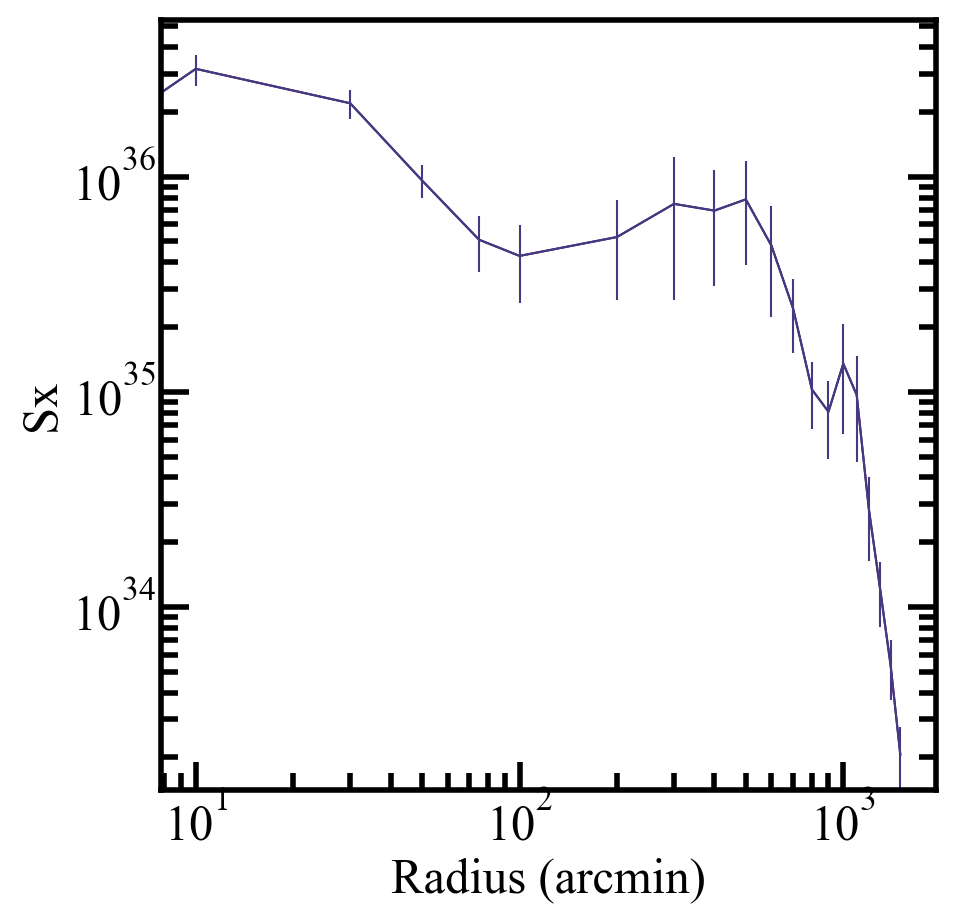
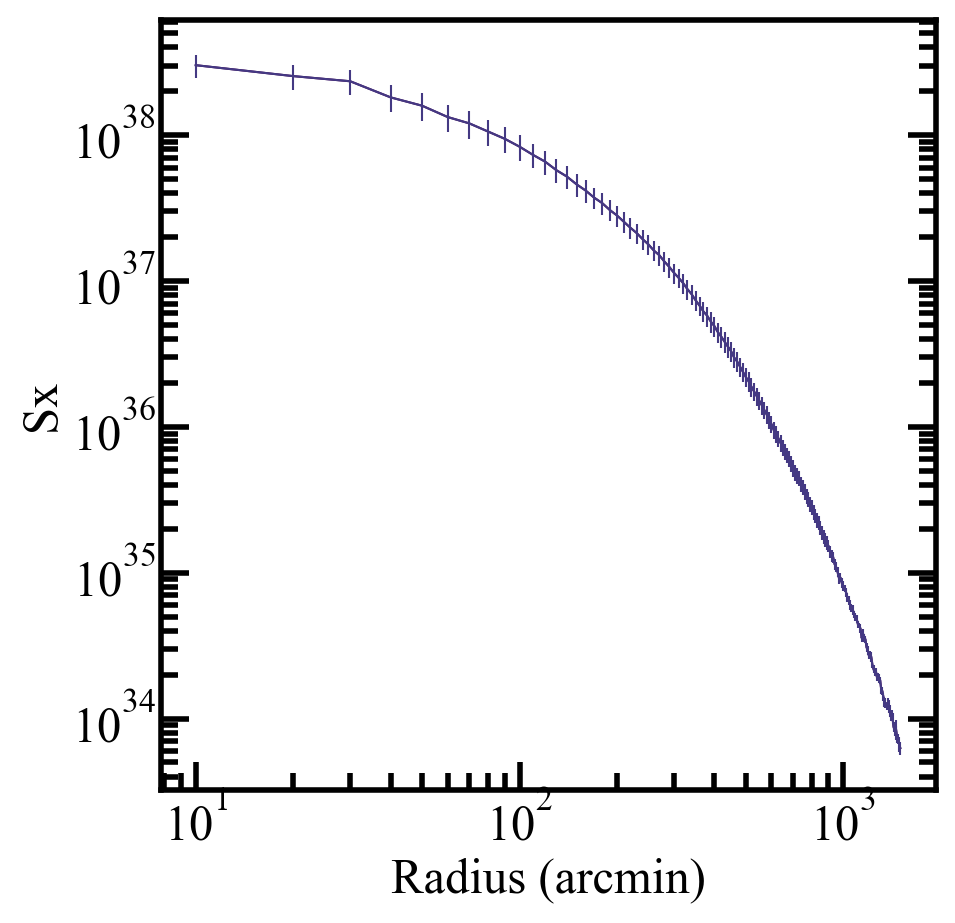
Code edit (unified diff) that turned the first committed figure into the second:
--- before
+++ after
@@ -5,6 +5,6 @@
     err_a = f['radial_profile/error'][:]
 
-plt.plot(x_a,y_a)
-plt.errorbar(x_a,y_a, yerr=err_a)
+plt.plot(x_a[1:],y_a)
+plt.errorbar(x_a[1:],y_a, yerr=err_a)
 plt.xlabel('Radius (arcmin)')
 plt.ylabel('Sx')

Commit: updating xray functionality for more instrument flexibility